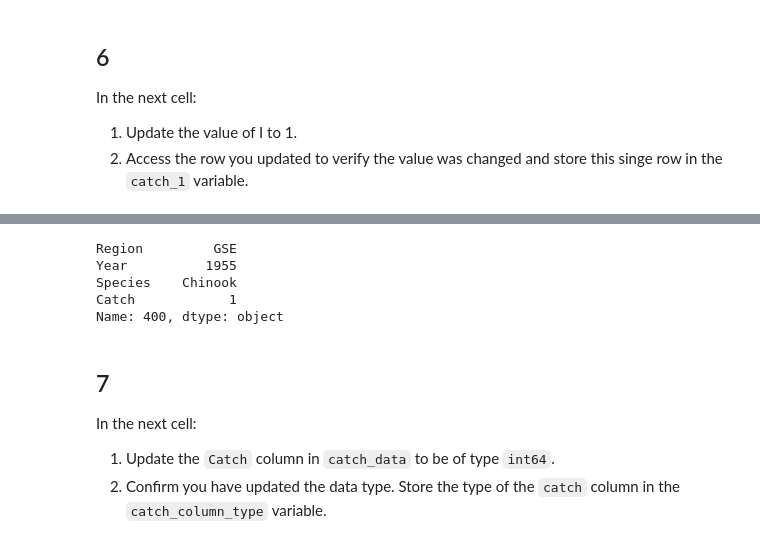
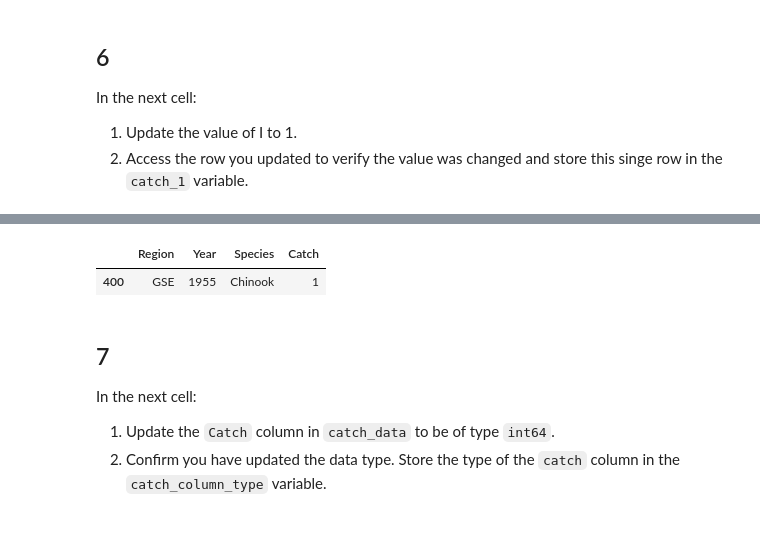
Before and after one commit to vedikaS-byte/eds220-hwk2, a Jupyter notebook: task2/hwk2-task2-salmon.ipynb, the cells around one changed output, grey strips where cells are left out. Saved outputs shown, nothing was run; the diff lists cells and outputs as text; code cells hidden in the pictures.

Commit message:
Changed .iloc[[400]] to include row instead of series type.

```diff
--- a/task2/hwk2-task2-salmon.ipynb
+++ b/task2/hwk2-task2-salmon.ipynb
@@ -229,18 +229,15 @@ In the next cell:
 # %%
 # Locate the 400th row of the 3rd column (catch) to replace the value at this index with 1 using at()
 catch_data.at[400, "Catch"] = 1
 
 # Store the 400th row of catch_data in catch_1
-catch_1 = catch_data.iloc[400,]
+catch_1 = catch_data.iloc[[400]]
 
 # Print catch_1
 catch_1
 # %% [output]
-Region         GSE
-Year          1955
-Species    Chinook
-Catch            1
-Name: 400, dtype: object
+|  | Region | Year | Species | Catch |
+| 400 | GSE | 1955 | Chinook | 1 |
 # %% [markdown]
 <!-- END QUESTION -->
 
```
